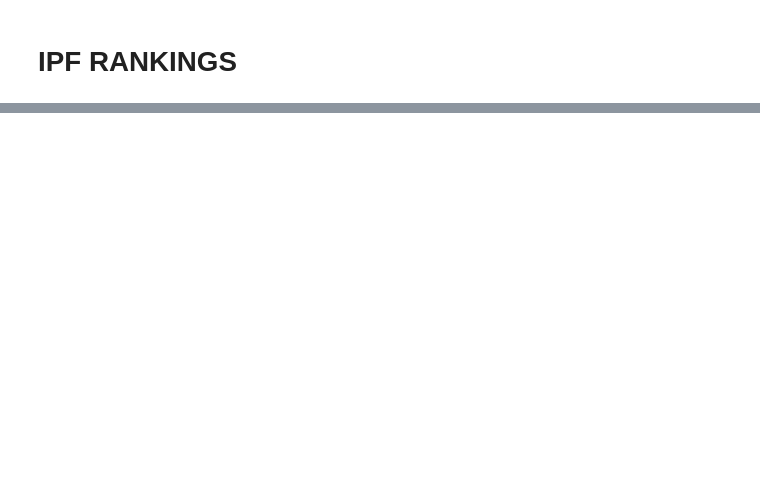
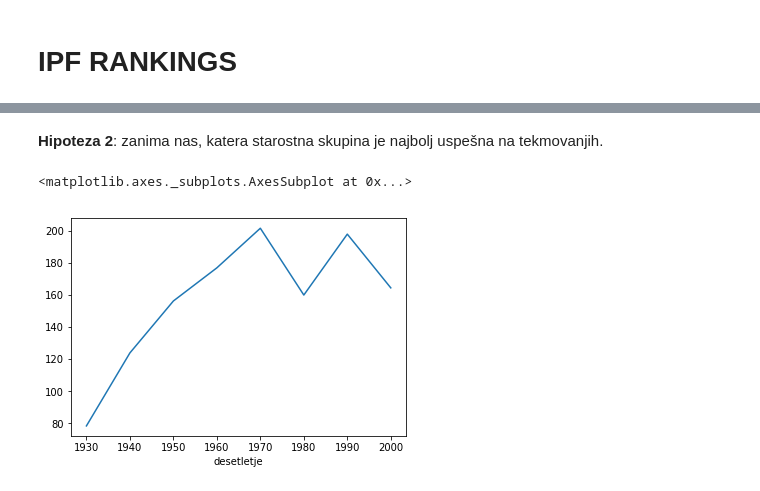
Before and after one commit to ztrojer/programiranje1---IPF-Rankings, a Jupyter notebook: obdelava_podatkov.ipynb, the cells around one changed output, grey strips where cells are left out. Cells and saved outputs as stored; diff of their text form; code cells hidden in the pictures; blank space fills up the shorter version.

```diff
--- a/obdelava_podatkov.ipynb
+++ b/obdelava_podatkov.ipynb
@@ -115,0 +163,8 @@ tekmovalci_po_letih.count()
+# %% [markdown]
+**Hipoteza 2**:
+zanima nas, katera starostna skupina je najbolj uspešna na tekmovanjih.
+# %%
+tekmovalci.groupby('desetletje').pocep.mean().plot()
+# %% [output]
+<matplotlib.axes._subplots.AxesSubplot at 0x...>
+[figure, added]
```
Also changed, not shown: parts of 15 cells of this notebook.
